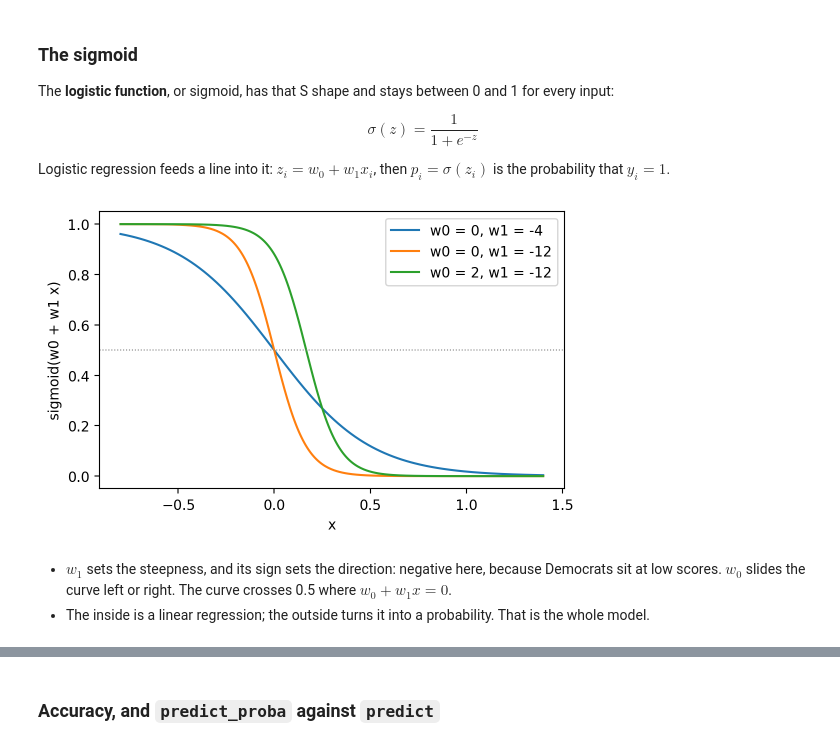
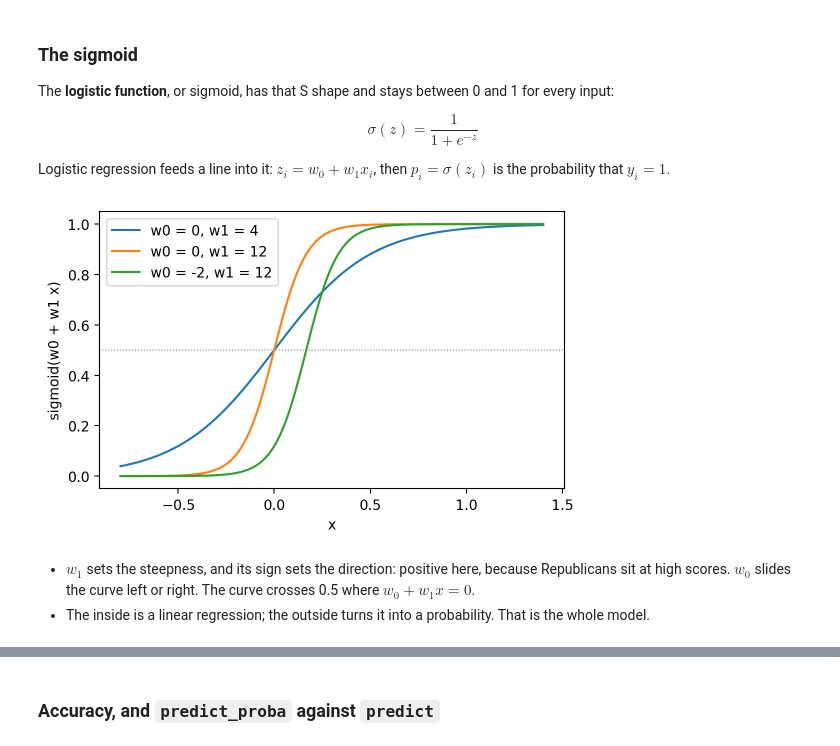
Before and after one commit to KengChiChang/QSS20_FA26, a Jupyter notebook: lectures/lec13/lec13_supervised.ipynb, the cells around one changed output, grey strips where cells are left out. Cells and saved outputs as stored; diff of their text form; code cells hidden in the pictures.

```diff
--- a/lectures/lec13/lec13_supervised.ipynb
+++ b/lectures/lec13/lec13_supervised.ipynb
@@ -940,20 +1004,20 @@ $p_i = \sigma(z_i)$ is the probability that $y_i = 1$.
 # %%
 def sigmoid(z):
     return 1 / (1 + np.exp(-z))
 
 fig, ax = plt.subplots(figsize=(6, 3.6))
-for w0, w1 in [(0, -4), (0, -12), (2, -12)]:
+for w0, w1 in [(0, 4), (0, 12), (-2, 12)]:
     ax.plot(grid, sigmoid(w0 + w1 * grid),
             label=f'w0 = {w0}, w1 = {w1}')
 ax.axhline(0.5, color='grey', lw=0.8, ls=':')
 ax.set(xlabel='x', ylabel='sigmoid(w0 + w1 x)')
 ax.legend()
 plt.show()
 # %% [output]
-[figure, old version]
+[figure, new version]
 # %% [markdown]
-- $w_1$ sets the steepness, and its sign sets the direction: negative
-  here, because Democrats sit at low scores. $w_0$ slides the curve left
+- $w_1$ sets the steepness, and its sign sets the direction: positive
+  here, because Republicans sit at high scores. $w_0$ slides the curve left
   or right. The curve crosses 0.5 where $w_0 + w_1 x = 0$.
 - The inside is a linear regression; the outside turns it into a
   probability. That is the whole model.
```
Also changed, not shown: parts of 99 cells of this notebook.
